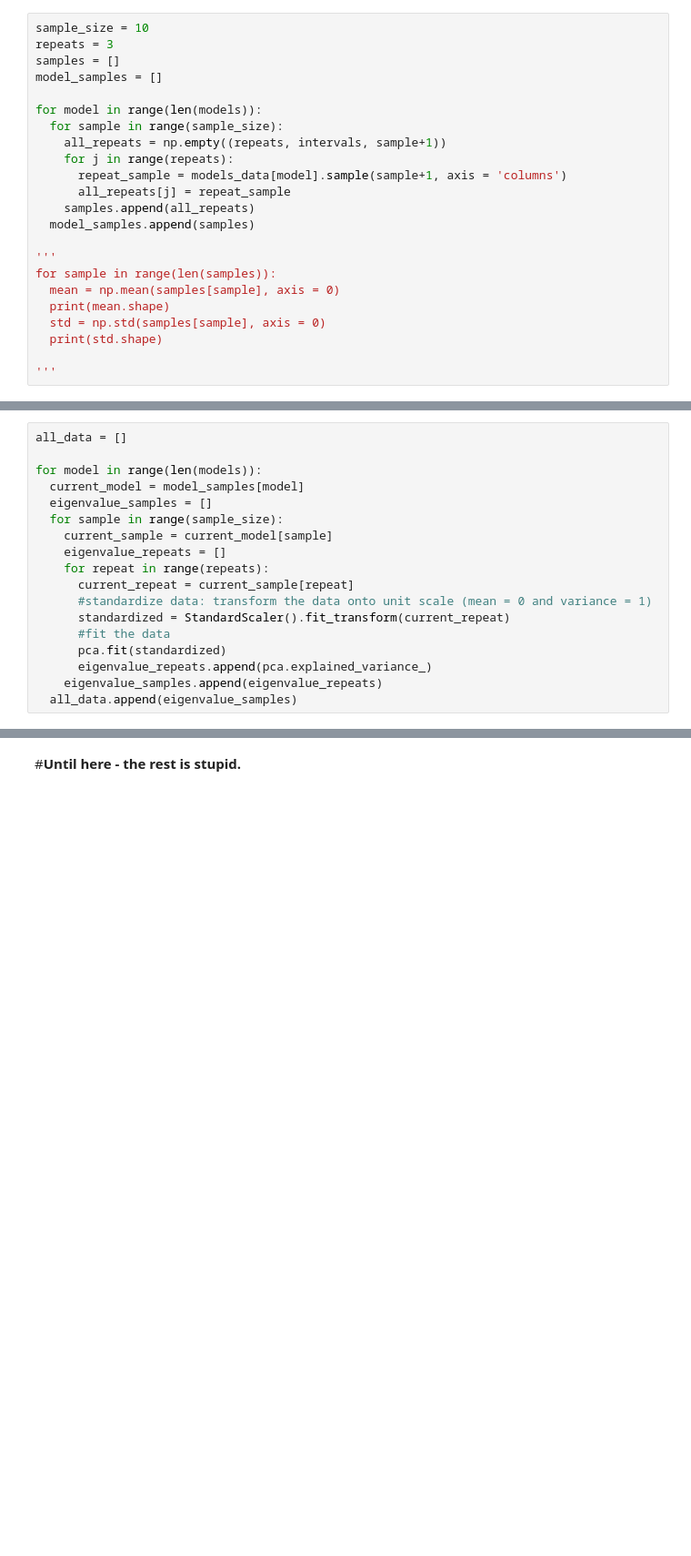
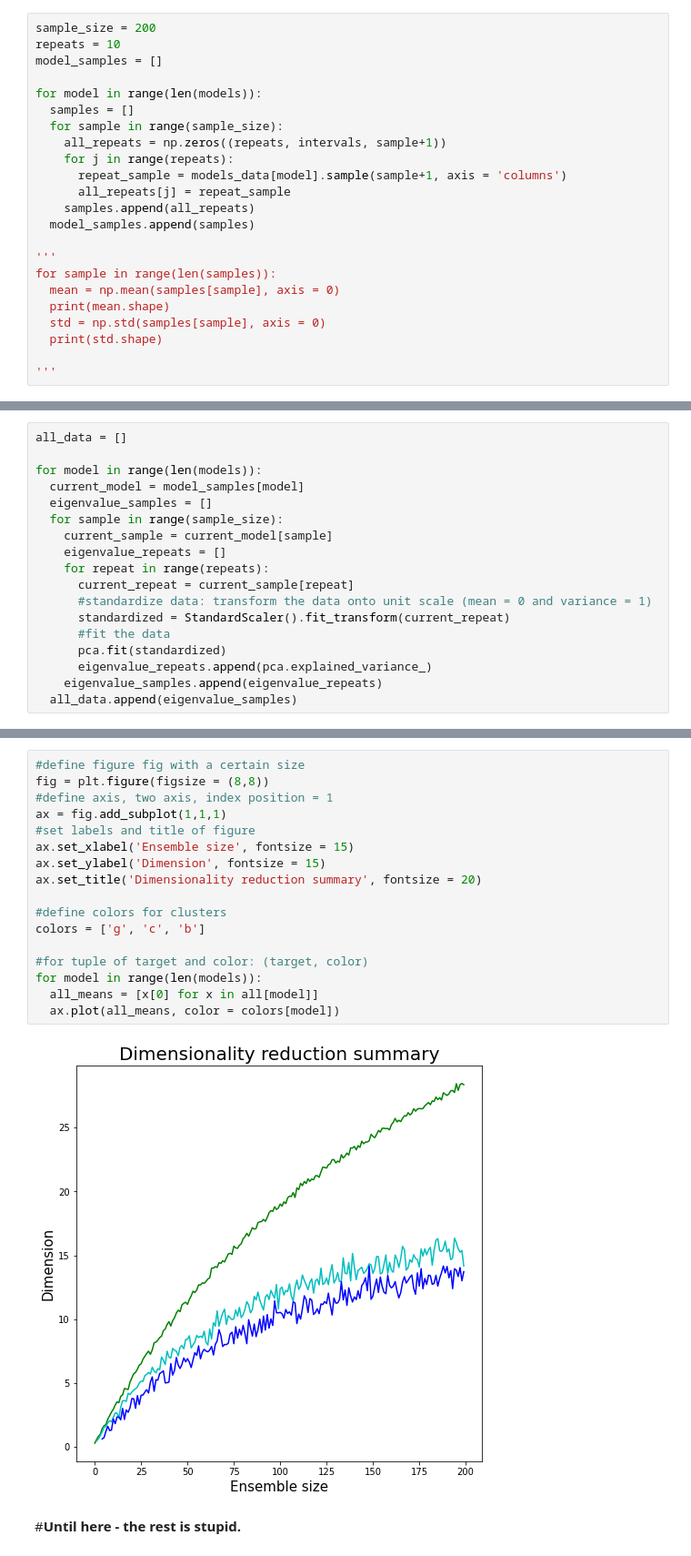
Before and after one commit to LeyloJohnny/Computational-Neuroscience, a Jupyter notebook: Dimensionality_reduction.ipynb, the cells around one changed output, grey strips where cells are left out. Shown at 91% size. Saved outputs shown, nothing was run; the diff lists cells and outputs as text; blank space fills up the shorter version.

Commit message:
Dimensionality reduction summary works. Code HAS to be improved though.

```diff
--- a/Dimensionality_reduction.ipynb
+++ b/Dimensionality_reduction.ipynb
@@ -536,14 +536,14 @@ Model 2 has 72 dimensions based on dimensionality measure used by Mazzucato et a
 # %% [markdown]
 ## Summary dimensionality reduction
 # %%
-sample_size = 10
-repeats = 3
-samples = []
+sample_size = 200
+repeats = 10
 model_samples = []
 
 for model in range(len(models)):
+  samples = []
   for sample in range(sample_size):
-    all_repeats = np.empty((repeats, intervals, sample+1))
+    all_repeats = np.zeros((repeats, intervals, sample+1))
     for j in range(repeats):
       repeat_sample = models_data[model].sample(sample+1, axis = 'columns')
       all_repeats[j] = repeat_sample
@@ -620,3 +653,22 @@ print(len(all))
+# %%
+#define figure fig with a certain size
+fig = plt.figure(figsize = (8,8))
+#define axis, two axis, index position = 1
+ax = fig.add_subplot(1,1,1)
+#set labels and title of figure
+ax.set_xlabel('Ensemble size', fontsize = 15)
+ax.set_ylabel('Dimension', fontsize = 15)
+ax.set_title('Dimensionality reduction summary', fontsize = 20)
+
+#define colors for clusters
+colors = ['g', 'c', 'b']
+
+#for tuple of target and color: (target, color)
+for model in range(len(models)):
+  all_means = [x[0] for x in all[model]]
+  ax.plot(all_means, color = colors[model])
+# %% [output]
+[figure, added]
 # %% [markdown]
 #**Until here - the rest is stupid.**
 # %%
```
Also changed, not shown: parts of 1 cell of this notebook.
